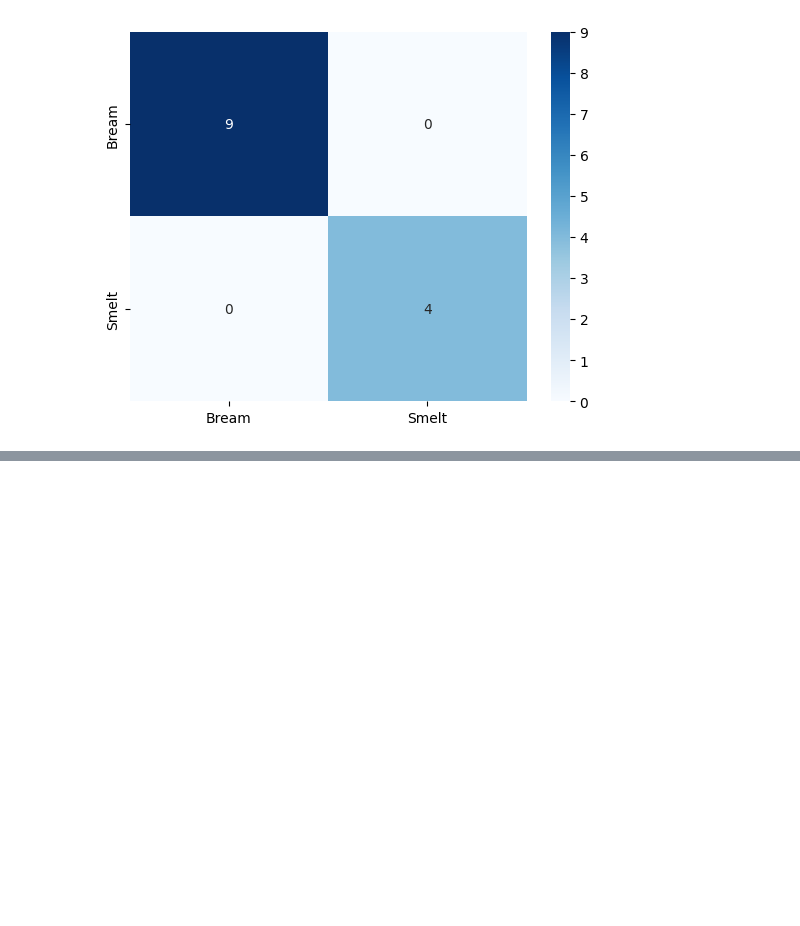
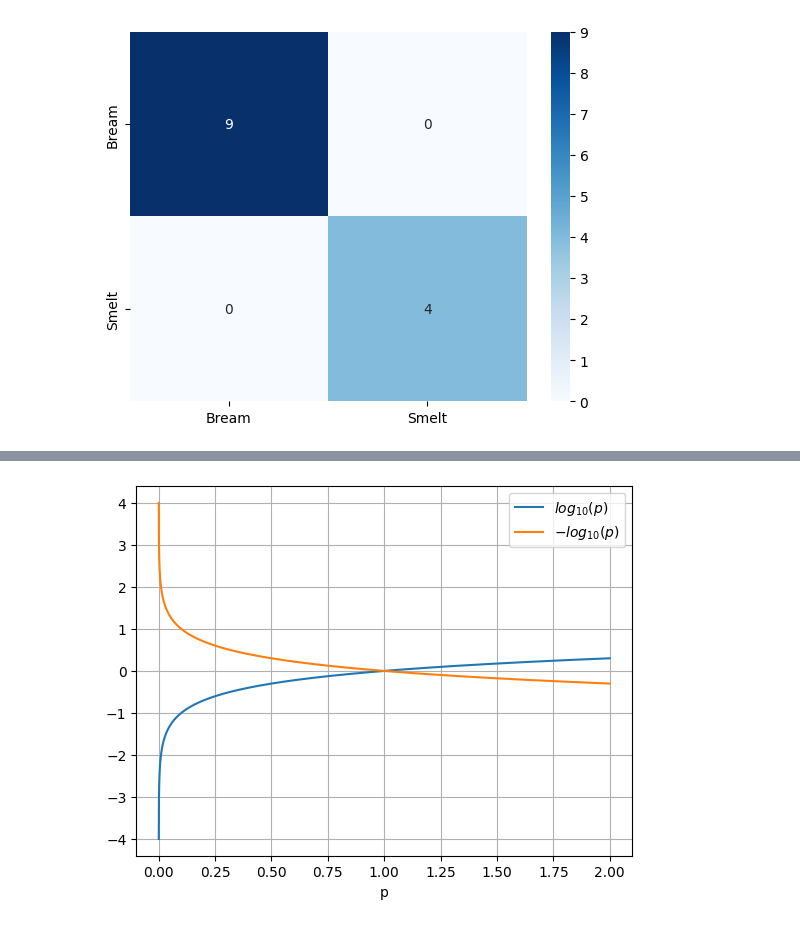
Before and after one commit to YounJJ/202511_BD53, a Jupyter notebook: lab_ml/ml08_logistic_regression.ipynb, the cells around one changed output, grey strips where cells are left out. Cells and saved outputs as stored; diff of their text form; code cells hidden in the pictures; blank space fills up the shorter version.

```diff
--- a/lab_ml/ml08_logistic_regression.ipynb
+++ b/lab_ml/ml08_logistic_regression.ipynb
@@ -176,0 +241,15 @@ plt.show()
+# %%
+# 상용 로그(common log, 밑수가 10인 로그) 시각화
+p = np.arange(0.0001, 2.0, 0.0001)
+y = np.log10(p)
+
+plt.plot(p, y, label="$log_{10}(p)$")
+plt.plot(p, -y, label="$-log_{10}(p)$")
+
+
+plt.legend()
+plt.xlabel("p")
+plt.grid()
+plt.show()
+# %% [output]
+[figure, added]
```
Also changed, not shown: parts of 28 cells of this notebook.
